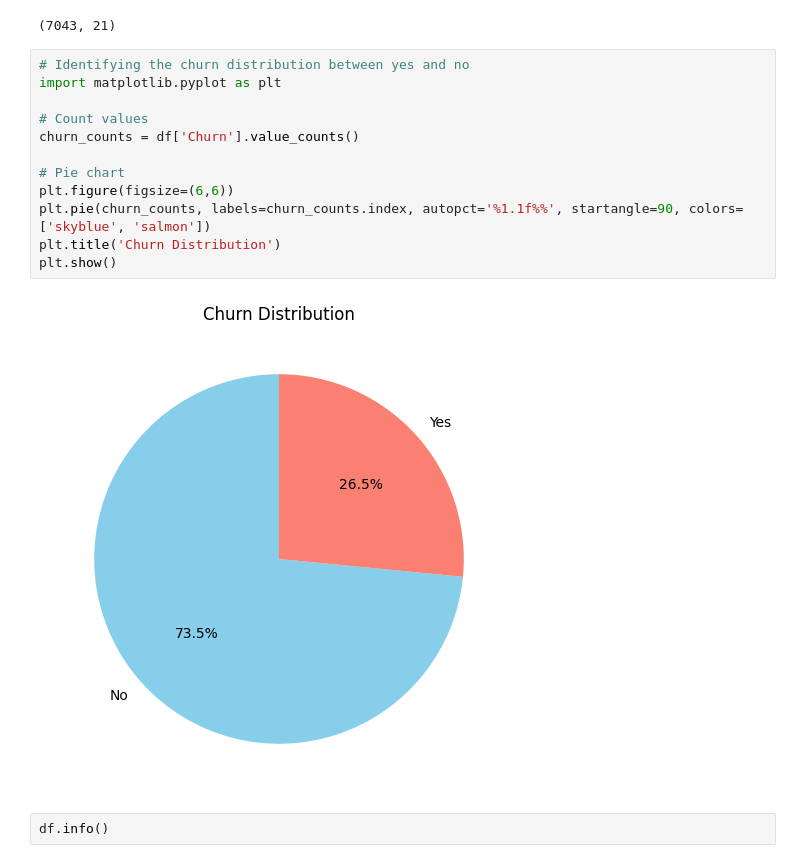
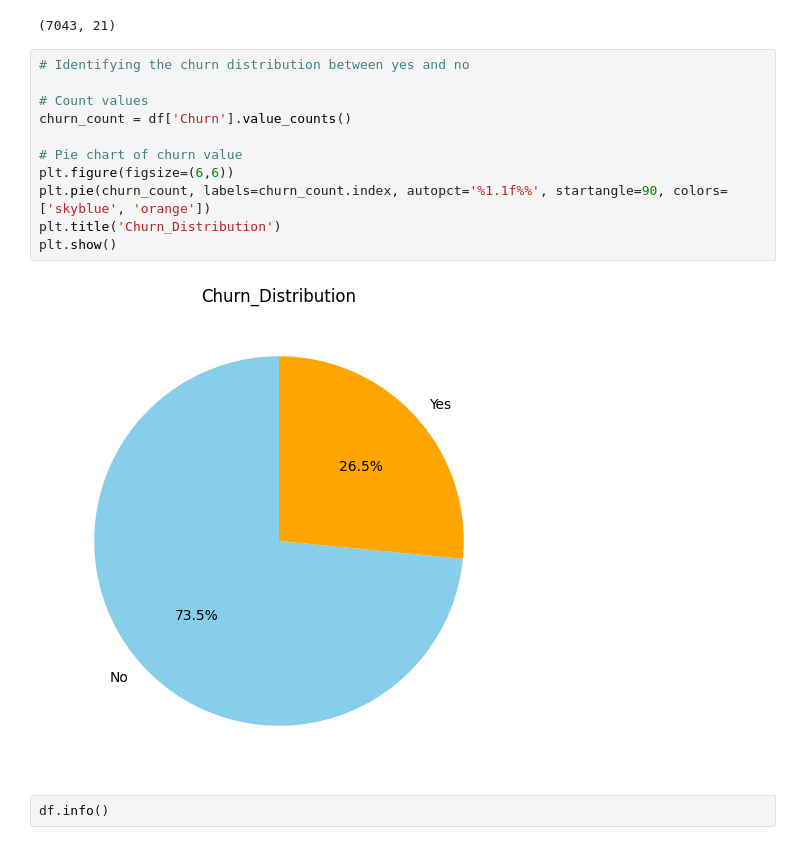
Before and after one commit to younes-li554/customer-churn-prediction, a Jupyter notebook: customer_churn.py.ipynb, the cells around one changed output. Saved outputs shown, nothing was run; the diff lists cells and outputs as text.

```diff
--- a/customer_churn.py.ipynb
+++ b/customer_churn.py.ipynb
@@ -83,18 +83,17 @@ df.shape
 (7043, 21)
 # %%
 # Identifying the churn distribution between yes and no
-import matplotlib.pyplot as plt
 
 # Count values
-churn_counts = df['Churn'].value_counts()
+churn_count = df['Churn'].value_counts()
 
-# Pie chart
+# Pie chart of churn value
 plt.figure(figsize=(6,6))
-plt.pie(churn_counts, labels=churn_counts.index, autopct='%1.1f%%', startangle=90, colors=['skyblue', 'salmon'])
-plt.title('Churn Distribution')
+plt.pie(churn_count, labels=churn_count.index, autopct='%1.1f%%', startangle=90, colors=['skyblue', 'orange'])
+plt.title('Churn_Distribution')
 plt.show()
 # %% [output]
-[figure, old version]
+[figure, new version]
 # %%
 df.info()
 # %% [output]
```
